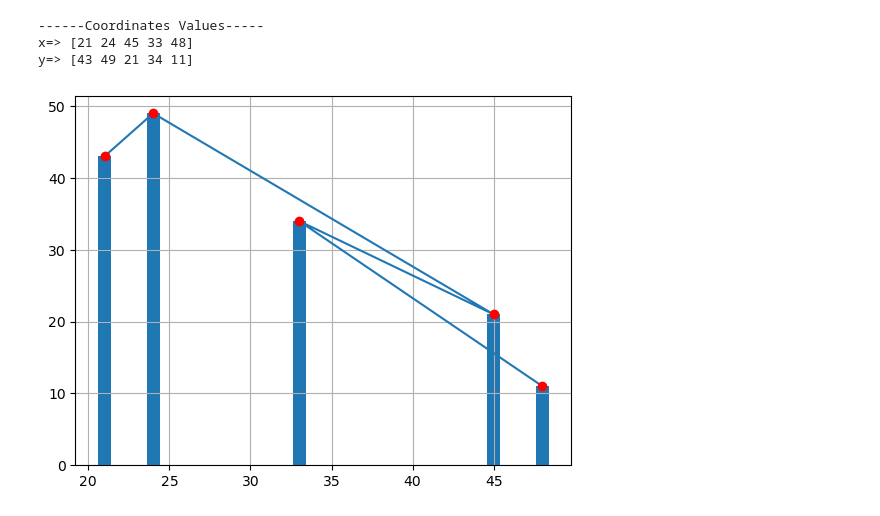
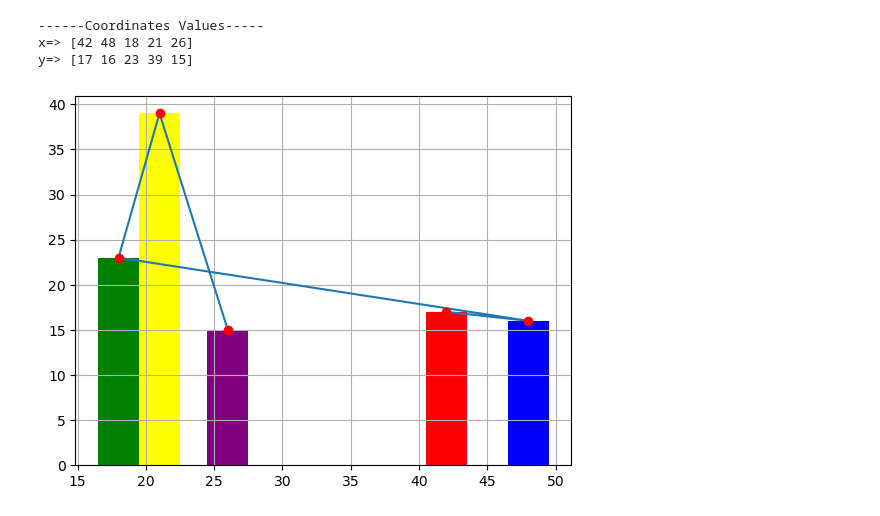
Before and after one commit to darshitagarwal/NSEC-AEIE-PYTHON, a Jupyter notebook: PythonGraphs.ipynb, the cells around one changed output. Cells and saved outputs as stored; diff of their text form; code cells hidden in the pictures.

```diff
--- a/PythonGraphs.ipynb
+++ b/PythonGraphs.ipynb
@@ -1,23 +1,24 @@
 # %%
 import numpy as np
 import matplotlib.pyplot as plt
 import random
 class PythonGraphs:
     def Graph1():
         x_axis=np.random.randint(10,50,5)
         y_axis=np.random.randint(10,50,5)
-        plt.bar(x_axis,y_axis)
+        color_section=np.array(["red","blue","green","yellow","purple"])
+        plt.bar(x_axis,y_axis,color=color_section,width=3)
         plt.plot(x_axis,y_axis,marker="o",mfc="red",mec="red")
         print("------Coordinates Values-----")
         print("x=>",x_axis)
         print("y=>",y_axis)
         plt.grid()
         # plt.legend(x_axis)
         # print(x_axis[0])     #to access element
         plt.show()
 PythonGraphs.Graph1()
 # %% [output]
 ------Coordinates Values-----
-x=> [21 24 45 33 48]
-y=> [43 49 21 34 11]
+x=> [42 48 18 21 26]
+y=> [17 16 23 39 15]
-[figure, old version]
+[figure, new version]
```
Also changed, not shown: parts of 2 cells of this notebook.
